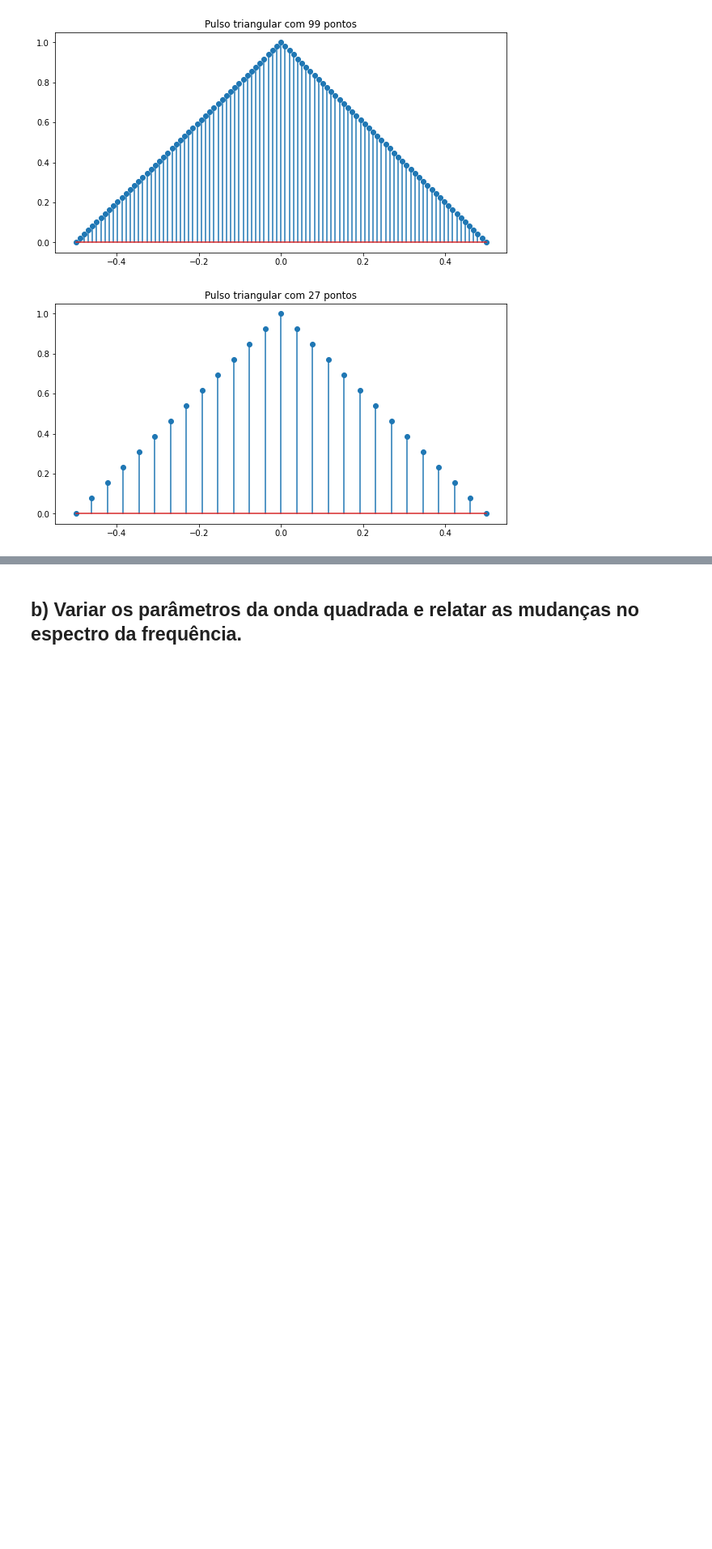
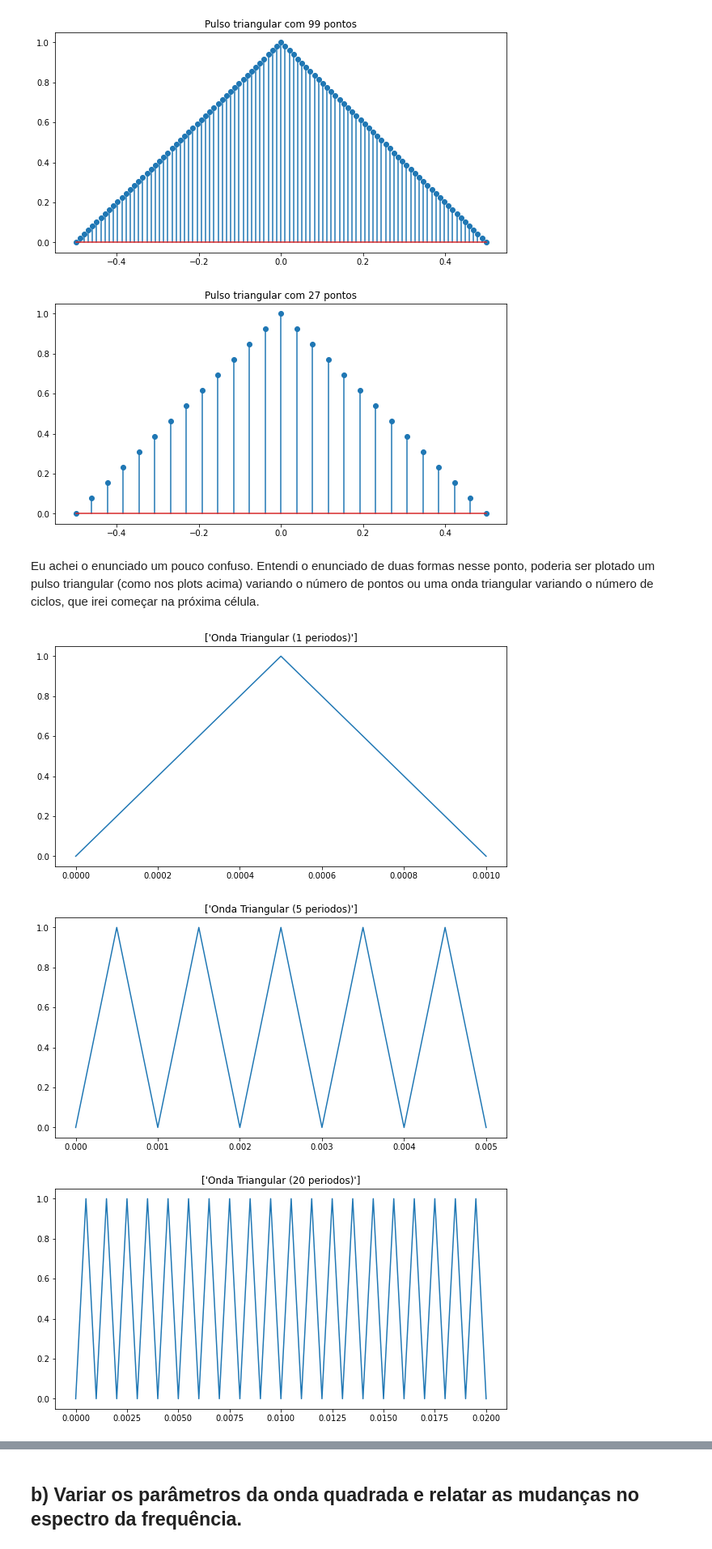
Before and after one commit to leogargitter/fundamentos-comunicacao, a Jupyter notebook: relatorio1.ipynb, the cells around one changed output, grey strips where cells are left out. Shown at 81% size. Saved outputs shown, nothing was run; the diff lists cells and outputs as text; code cells hidden in the pictures; blank space fills up the shorter version.

```diff
--- a/relatorio1.ipynb
+++ b/relatorio1.ipynb
@@ -34,17 +34,39 @@ Text(0.5, 1.0, 'Pulso triangular')
 ### Plotagem variando o número de pontos:
 # %%
 
-def plot_onda_triangular(f_amostragem):
+def plot_pulso_triangular(f_amostragem):
     t_st = linspace(0, 1, f_amostragem)
     figure(figsize=(10,5))
     stem(t_st-.5, (sawtooth( 2*pi * t_st,.5)+1)/2)
     title(f'Pulso triangular com {f_amostragem} pontos')
 
 
-plot_onda_triangular(999)
-plot_onda_triangular(99)
-plot_onda_triangular(27)
+plot_pulso_triangular(999)
+plot_pulso_triangular(99)
+plot_pulso_triangular(27)
 # %% [output]
 [figure]
 [figure]
 [figure]
+# %% [markdown]
+Eu achei o enunciado um pouco confuso. Entendi o enunciado de duas formas nesse ponto, poderia ser plotado um pulso triangular (como nos plots acima) variando o número de pontos ou uma onda triangular variando o número de ciclos, que irei começar na próxima célula.
+# %%
+def plot_onda_triangular(ciclos):
+    A = 1
+    f = 1000
+    T = 1 / f
+    tempo = arange(0, ciclos * T * 1.001, T / 2)
+    y = zeros(3 + ((ciclos - 1) * 2))
+    y[1::2] = A
+    figure(figsize=(10,5))
+    plot(tempo, y)
+    title(['Onda Triangular (' + str(ciclos) + ' periodos)'])
+    show()
+
+plot_onda_triangular(1)
+plot_onda_triangular(5)
+plot_onda_triangular(20)
+# %% [output]
+[figure, added]
+[figure, added]
+[figure, added]
```
Also changed, not shown: parts of 6 cells of this notebook, 1 other file.
